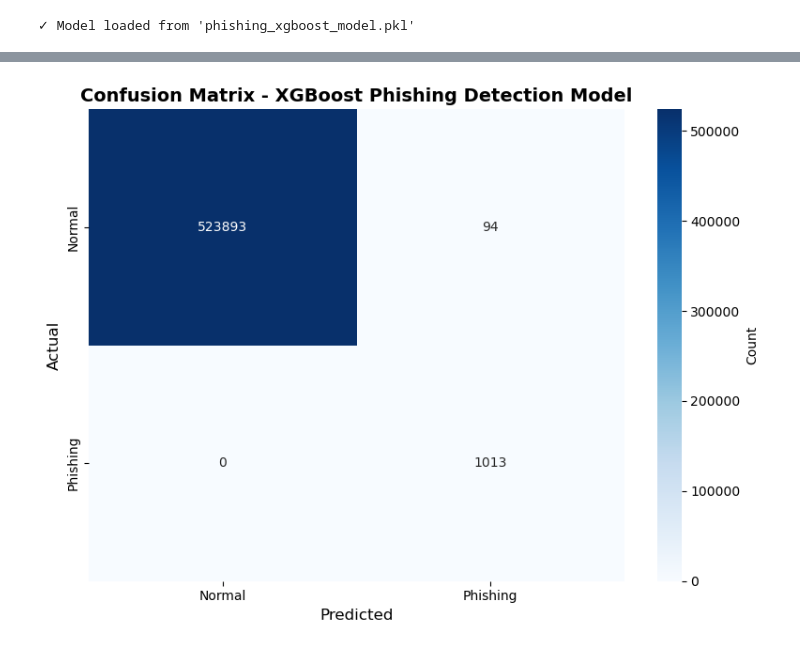
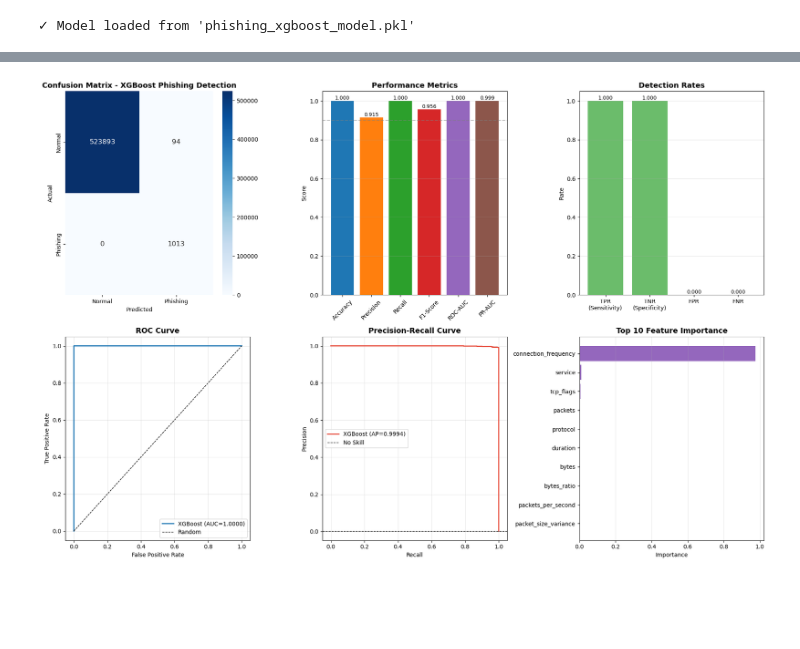
Before and after one commit to Jonah-Schep5/networkInstrusion, a Jupyter notebook: phishing_modeling_evaluation.ipynb, the cells around one changed output, grey strips where cells are left out. Saved outputs shown, nothing was run; the diff lists cells and outputs as text; code cells hidden in the pictures; blank space fills up the shorter version.

```diff
--- a/phishing_modeling_evaluation.ipynb
+++ b/phishing_modeling_evaluation.ipynb
@@ -115,17 +133,98 @@ False Alarm Rate:        0.02%
 # %%
-# Visualize confusion matrix
-cm = confusion_matrix(y, y_pred)
+# Create comprehensive 6-panel visualization
+fig, axes = plt.subplots(2, 3, figsize=(18, 12))
 
-plt.figure(figsize=(8, 6))
-sns.heatmap(cm, annot=True, fmt='d', cmap='Blues',
+# 1. Confusion Matrix
+cm = np.array([[tn, fp], [fn, tp]])
+sns.heatmap(cm, annot=True, fmt='d', cmap='Blues', ax=axes[0, 0],
             xticklabels=['Normal', 'Phishing'],
             yticklabels=['Normal', 'Phishing'],
-            cbar_kws={'label': 'Count'})
+            annot_kws={'size': 12})
+axes[0, 0].set_title('Confusion Matrix - XGBoost Phishing Detection', fontsize=13, fontweight='bold')
+axes[0, 0].set_ylabel('Actual')
+axes[0, 0].set_xlabel('Predicted')
 
-plt.title('Confusion Matrix - XGBoost Phishing Detection Model', fontsize=14, fontweight='bold')
-plt.ylabel('Actual', fontsize=12)
-plt.xlabel('Predicted', fontsize=12)
+# 2. Performance Metrics Bar Chart
+metrics = {
+    'Accuracy': accuracy,
+    'Precision': precision,
+    'Recall': recall,
+    'F1-Score': f1,
+    'ROC-AUC': roc_auc,
+    'PR-AUC': pr_auc
+}
+bars = axes[0, 1].bar(metrics.keys(), metrics.values(), color=['#1f77b4', '#ff7f0e', '#2ca02c', '#d62728', '#9467bd', '#8c564b'])
+axes[0, 1].set_ylabel('Score')
+axes[0, 1].set_title('Performance Metrics', fontsize=13, fontweight='bold')
+axes[0, 1].set_ylim(0, 1.05)
+axes[0, 1].tick_params(axis='x', rotation=45)
+axes[0, 1].axhline(y=0.9, color='gray', linestyle='--', alpha=0.5)
+axes[0, 1].grid(axis='y', alpha=0.3)
+# Add value labels
+for bar in bars:
+    height = bar.get_height()
+    axes[0, 1].text(bar.get_x() + bar.get_width()/2., height,
+                    f'{height:.3f}', ha='center', va='bottom', fontsize=9)
+
+# 3. Detection Rates
+rates = {
+    'TPR\n(Sensitivity)': sensitivity,
+    'TNR\n(Specificity)': specificity,
+    'FPR': fp/(fp+tn) if (fp+tn) > 0 else 0,
+    'FNR': fn/(fn+tp) if (fn+tp) > 0 else 0
+}
+colors = ['#2ca02c', '#2ca02c', '#d62728', '#d62728']
+bars = axes[0, 2].bar(rates.keys(), rates.values(), color=colors, alpha=0.7)
+axes[0, 2].set_ylabel('Rate')
+axes[0, 2].set_title('Detection Rates', fontsize=13, fontweight='bold')
+axes[0, 2].set_ylim(0, 1.05)
+axes[0, 2].grid(axis='y', alpha=0.3)
+# Add value labels
+for bar in bars:
+    height = bar.get_height()
+    axes[0, 2].text(bar.get_x() + bar.get_width()/2., height,
+                    f'{height:.3f}', ha='center', va='bottom', fontsize=9)
+
+# 4. ROC Curve
+fpr_curve, tpr_curve, _ = roc_curve(y, y_scores)
+axes[1, 0].plot(fpr_curve, tpr_curve, linewidth=2, label=f'XGBoost (AUC={roc_auc:.4f})')
+axes[1, 0].plot([0, 1], [0, 1], 'k--', linewidth=1, label='Random')
+axes[1, 0].set_xlabel('False Positive Rate')
+axes[1, 0].set_ylabel('True Positive Rate')
+axes[1, 0].set_title('ROC Curve', fontsize=13, fontweight='bold')
+axes[1, 0].legend()
+axes[1, 0].grid(alpha=0.3)
+
+# 5. Precision-Recall Curve
+precision_curve, recall_curve, _ = precision_recall_curve(y, y_scores)
+axes[1, 1].plot(recall_curve, precision_curve, linewidth=2,
+                label=f'XGBoost (AP={pr_auc:.4f})', color='#e74c3c')
+axes[1, 1].axhline(y=sum(y)/len(y), color='k',
+                   linestyle='--', linewidth=1, label='No Skill')
+axes[1, 1].set_xlabel('Recall')
+axes[1, 1].set_ylabel('Precision')
+axes[1, 1].set_title('Precision-Recall Curve', fontsize=13, fontweight='bold')
+axes[1, 1].legend()
+axes[1, 1].grid(alpha=0.3)
+
+# 6. Feature Importance
+importance = loaded_model.feature_importances_
+feature_names = X.columns
+importance_df = pd.DataFrame({
+    'feature': feature_names,
+    'importance': importance
+}).sort_values('importance', ascending=True).tail(10)
+
+axes[1, 2].barh(range(len(importance_df)), importance_df['importance'], color='#9467bd')
+axes[1, 2].set_yticks(range(len(importance_df)))
+axes[1, 2].set_yticklabels(importance_df['feature'])
+axes[1, 2].set_xlabel('Importance')
+axes[1, 2].set_title('Top 10 Feature Importance', fontsize=13, fontweight='bold')
+axes[1, 2].grid(axis='x', alpha=0.3)
+
 plt.tight_layout()
 plt.show()
+
+print("\n✓ All visualizations generated!")
 # %% [output]
-[figure, old version]
+[figure, new version]
```
Also changed, not shown: parts of 4 cells of this notebook, 6 other files.
